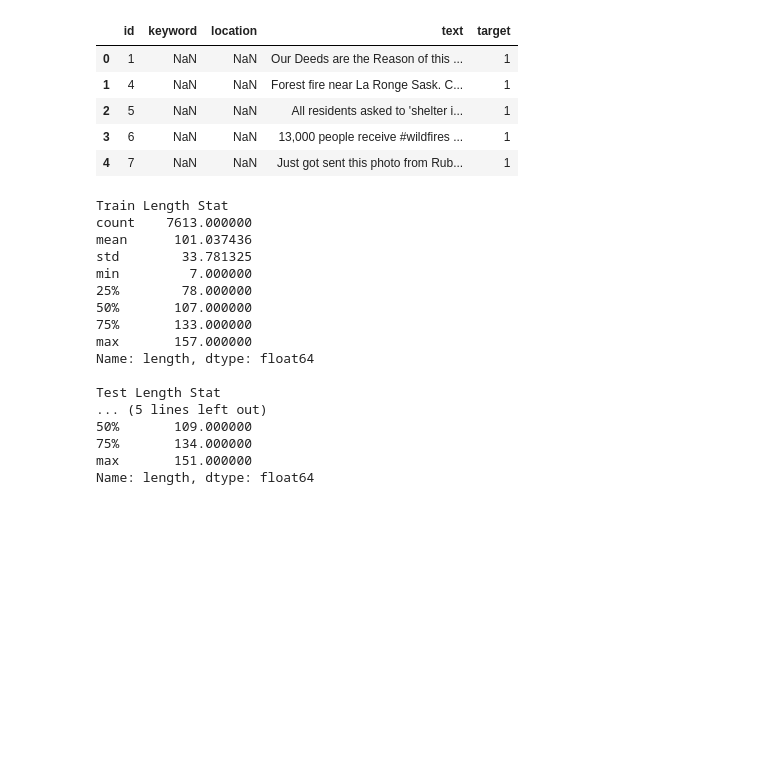
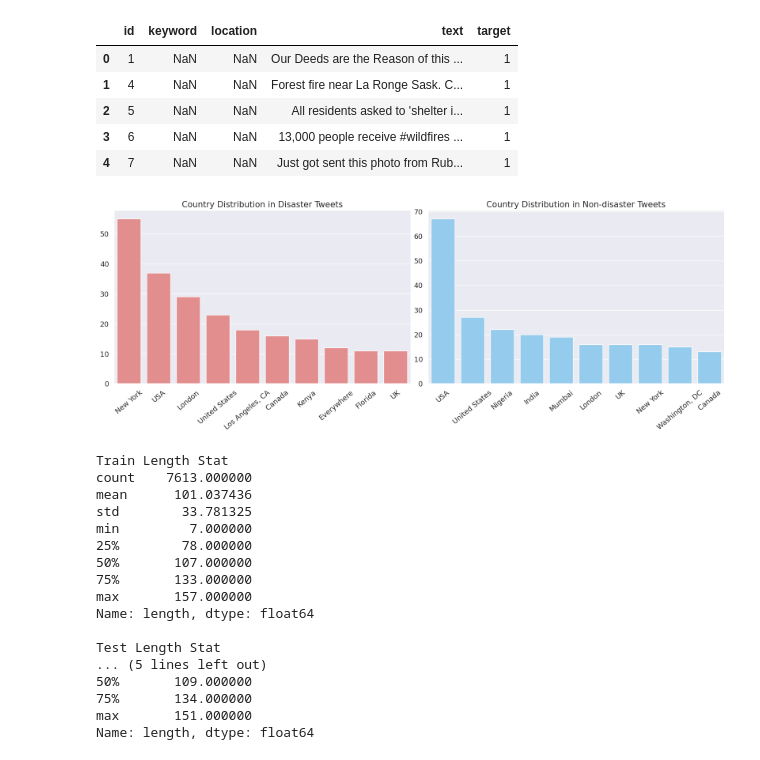
Before and after one commit to Oppenheimer-11/UT-NLP-Project, a Jupyter notebook: src/navie bayes_lemmatization_TFIDF.ipynb, the cells around one changed output. Saved outputs shown, nothing was run; the diff lists cells and outputs as text; code cells hidden in the pictures; blank space fills up the shorter version.

```diff
--- a/src/navie bayes_lemmatization_TFIDF.ipynb
+++ b/src/navie bayes_lemmatization_TFIDF.ipynb
@@ -39,6 +39,24 @@ train.head()
 | 2 | 5 | NaN | NaN | All residents asked to 'shelter i... | 1 |
 | 3 | 6 | NaN | NaN | 13,000 people receive #wildfires ... | 1 |
 | 4 | 7 | NaN | NaN | Just got sent this photo from Rub... | 1 |
+# %%
+fig, axes = plt.subplots(ncols=2, figsize=(16,6), dpi=100,tight_layout=True)
+sns.barplot(y=train[train['target'] == 0]['location'].value_counts()[:10], x=train[train['target'] == 0]['location'].value_counts()[0:10].index, ax=axes[0], color='lightcoral')
+sns.barplot(y=train[train['target'] == 1]['location'].value_counts()[:10], x=train[train['target'] == 1]['location'].value_counts()[0:10].index, ax=axes[1], color='lightskyblue')
+
+for i in range(2):
+    axes[i].spines['right'].set_visible(False)
+    axes[i].set_xlabel('')
+    axes[i].set_ylabel('')
+    axes[i].tick_params(axis='x', labelsize=13, rotation=40)
+    axes[i].tick_params(axis='y', labelsize=13)
+
+axes[0].set_title('Country Distribution in Disaster Tweets', fontsize=15)
+axes[1].set_title('Country Distribution in Non-disaster Tweets', fontsize=15)
+
+plt.show()
+# %% [output]
+[figure, added]
 # %%
 train["length"] = train["text"].apply(lambda x : len(x))
 test["length"] = test["text"].apply(lambda x : len(x))
```
Also changed, not shown: parts of 5 cells of this notebook.
